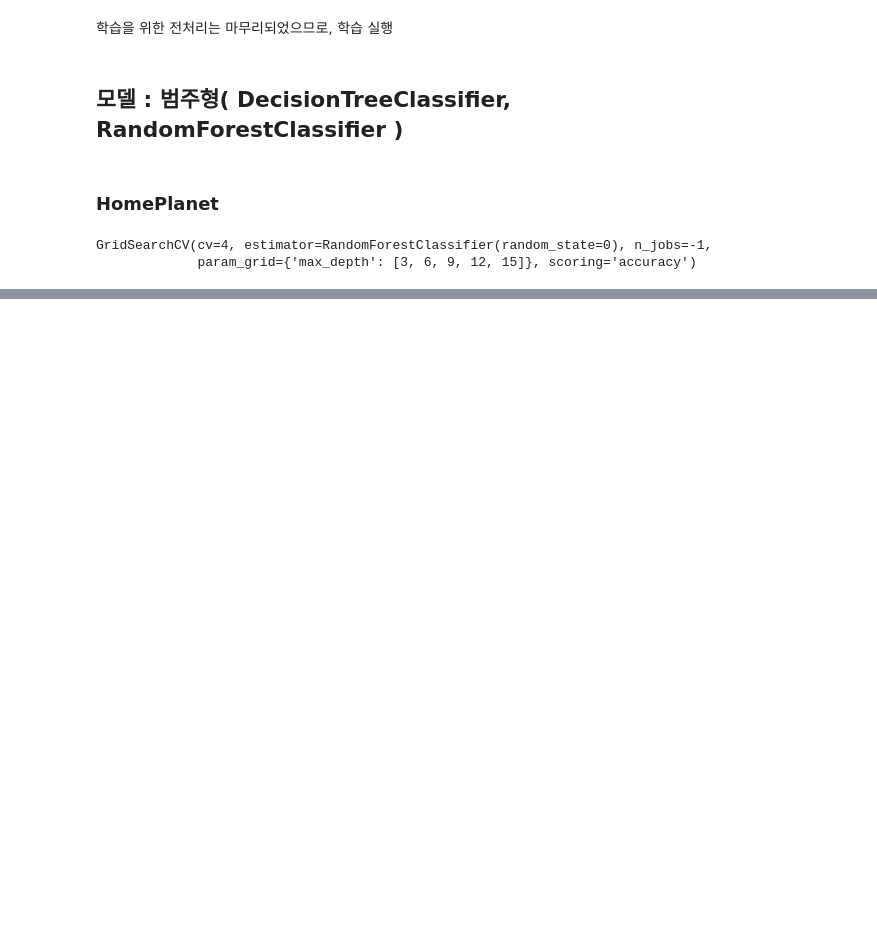
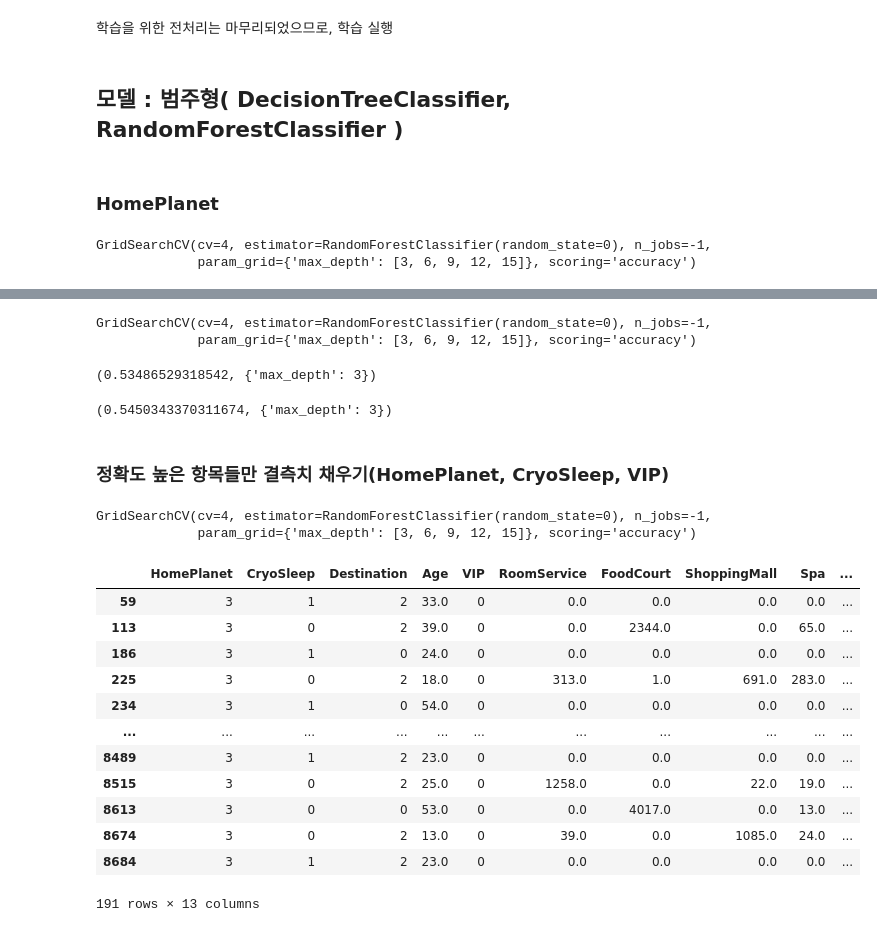
Before and after one commit to SHINDongHyeo/Kaggle, a Jupyter notebook: spaceship-titanic/second_try.ipynb, the cells around one changed output, grey strips where cells are left out. Drawn from its saved outputs; the diff is of its cells as text; code cells hidden in the pictures; blank space fills up the shorter version.

```diff
--- a/spaceship-titanic/second_try.ipynb
+++ b/spaceship-titanic/second_try.ipynb
@@ -366,0 +318,4 @@ Cabin3_Nan
+# %%
+Nan_index = HomePlanet_Nan.index.append([CryoSleep_Nan.index, Destination_Nan.index, VIP_Nan.index, Cabin1_Nan.index,Cabin3_Nan.index])
+Nan_index_N = Nan_index[Nan_index.duplicated(keep="first")]
+Nan_index = Nan_index[~Nan_index.duplicated(keep="first")]
@@ -442,0 +477,16 @@ gs_tree.best_score_, gs_tree.best_params_
+# %%
+X_train = train_intact.drop(columns="Cabin3")
+y_train = train_intact["Cabin3"]
+gs_tree.fit(X_train, y_train)
+gs_forest.fit(X_train, y_train)
+# %% [output]
+GridSearchCV(cv=4, estimator=RandomForestClassifier(random_state=0), n_jobs=-1,
+             param_grid={'max_depth': [3, 6, 9, 12, 15]}, scoring='accuracy')
+# %%
+gs_tree.best_score_, gs_tree.best_params_
+# %% [output]
+(0.53486529318542, {'max_depth': 3})
+# %%
+gs_forest.best_score_, gs_forest.best_params_
+# %% [output]
+(0.5450343370311674, {'max_depth': 3})
@@ -442,0 +495,30 @@ gs_tree.best_score_, gs_tree.best_params_
+# %% [markdown]
+### 정확도 높은 항목들만 결측치 채우기(HomePlanet, CryoSleep, VIP)
+# %%
+X_train = train_intact.drop(columns="HomePlanet")
+y_train = train_intact["HomePlanet"]
+
+gs_forest.fit(X_train, y_train)
+# %% [output]
+GridSearchCV(cv=4, estimator=RandomForestClassifier(random_state=0), n_jobs=-1,
+             param_grid={'max_depth': [3, 6, 9, 12, 15]}, scoring='accuracy')
+# %%
+a = HomePlanet_Nan.dropna()
+a = a[a["CryoSleep"]!=2]
+a = a[a["Destination"]!=3]
+a = a[a["VIP"]!=2]
+a
+# %% [output]
+|  | HomePlanet | CryoSleep | Destination | Age | VIP | RoomService | FoodCourt | ShoppingMall | Spa | ... |
+| 59 | 3 | 1 | 2 | 33.0 | 0 | 0.0 | 0.0 | 0.0 | 0.0 | ... |
+| 113 | 3 | 0 | 2 | 39.0 | 0 | 0.0 | 2344.0 | 0.0 | 65.0 | ... |
+| 186 | 3 | 1 | 0 | 24.0 | 0 | 0.0 | 0.0 | 0.0 | 0.0 | ... |
+| 225 | 3 | 0 | 2 | 18.0 | 0 | 313.0 | 1.0 | 691.0 | 283.0 | ... |
+| 234 | 3 | 1 | 0 | 54.0 | 0 | 0.0 | 0.0 | 0.0 | 0.0 | ... |
+| ... | ... | ... | ... | ... | ... | ... | ... | ... | ... | ... |
+| 8489 | 3 | 1 | 2 | 23.0 | 0 | 0.0 | 0.0 | 0.0 | 0.0 | ... |
+| 8515 | 3 | 0 | 2 | 25.0 | 0 | 1258.0 | 0.0 | 22.0 | 19.0 | ... |
+| 8613 | 3 | 0 | 0 | 53.0 | 0 | 0.0 | 4017.0 | 0.0 | 13.0 | ... |
+| 8674 | 3 | 0 | 2 | 13.0 | 0 | 39.0 | 0.0 | 1085.0 | 24.0 | ... |
+| 8684 | 3 | 1 | 2 | 23.0 | 0 | 0.0 | 0.0 | 0.0 | 0.0 | ... |
+191 rows × 13 columns
```
Also changed, not shown: parts of 108 cells of this notebook, 2 other files.
